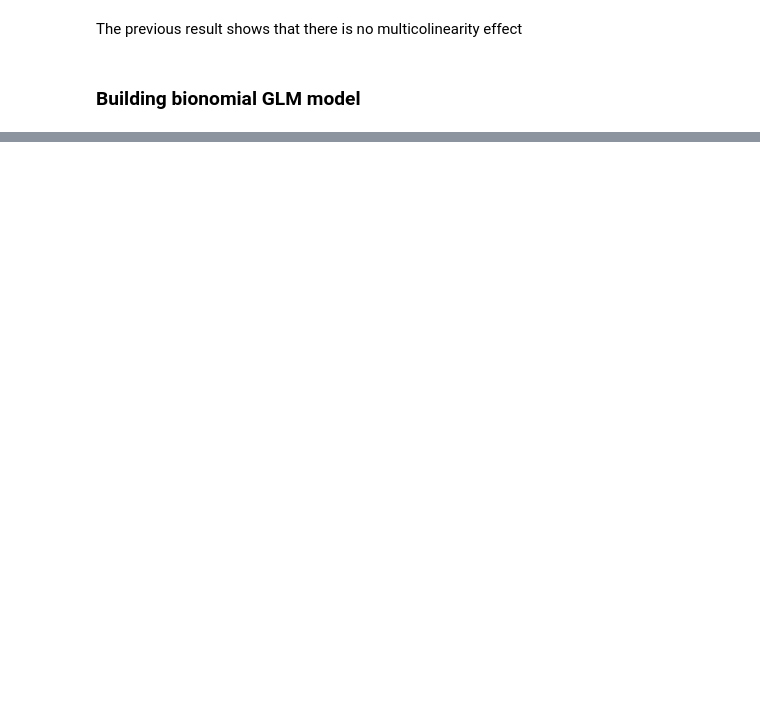
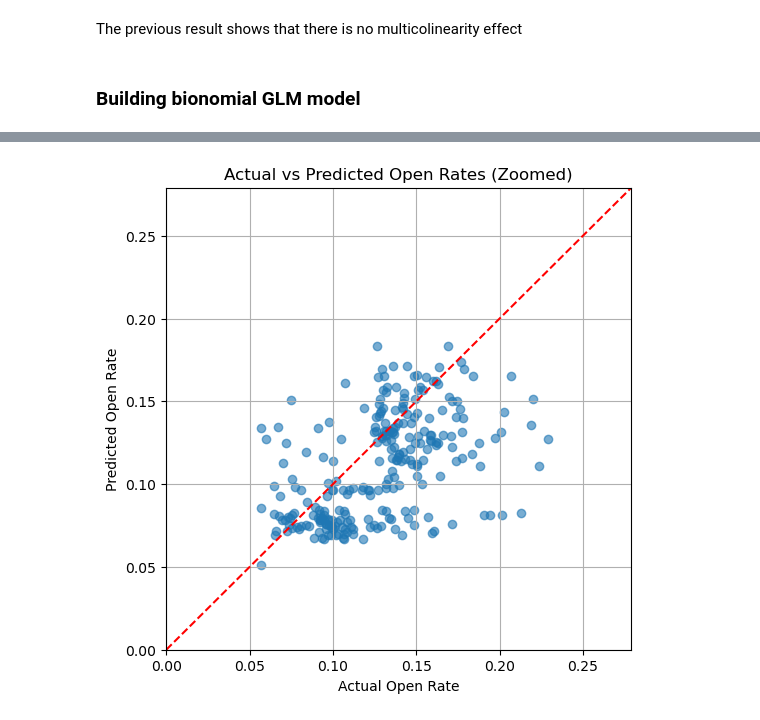
Before and after one commit to ahmad-elgantiry/Emails-Subject-line-Analysis-to-improve-OR-and-CTR, a Jupyter notebook: OR_predictions_model.ipynb, the cells around one changed output, grey strips where cells are left out. Saved outputs shown, nothing was run; the diff lists cells and outputs as text; code cells hidden in the pictures; blank space fills up the shorter version.

```diff
--- a/OR_predictions_model.ipynb
+++ b/OR_predictions_model.ipynb
@@ -565,0 +345,8 @@ Index(['Sent date', 'DD', 'Category name', 'Main vs REM', 'Sendings',
+# %%
+glm_binom = sm.GLM(
+    y_train,                      # endog: two columns [successes, failures]
+    X_train_const,
+    family=sm.families.Binomial()
+)
+result = glm_binom.fit()
+print(result.summary())
@@ -565,0 +371,14 @@ Index(['Sent date', 'DD', 'Category name', 'Main vs REM', 'Sendings',
+# %%
+# --- 6. predict probabilities on test set ---
+# result.predict returns predicted probability of success (open rate)
+test_df = test_df.reset_index(drop=True)  # keep row alignment
+test_df['pred_open_rate'] = result.predict(X_test_const)
+# %%
+# predicted opens (optional)
+test_df['pred_opens'] = (test_df['pred_open_rate'] * test_df['Sendings']).round().astype(int)
+# %%
+# --- 8. evaluation (use proportions for comparability) ---
+# drop any rows with missing actual/predicted (should be none)
+eval_df = test_df.dropna(subset=['OR', 'pred_open_rate']).copy()
+y_true = eval_df['OR']
+y_pred = eval_df['pred_open_rate']
@@ -565,0 +411,16 @@ Index(['Sent date', 'DD', 'Category name', 'Main vs REM', 'Sendings',
+# %%
+# --- 9. plots (zoomed because your data < 0.5 mostly) ---
+plt.figure(figsize=(6,6))
+plt.scatter(y_true, y_pred, alpha=0.6)
+max_val = max(y_true.max(), y_pred.max())
+upper_limit = min(0.6, float(round(max_val + 0.05, 3)))
+plt.plot([0, upper_limit], [0, upper_limit], 'r--')
+plt.xlim(0, upper_limit)
+plt.ylim(0, upper_limit)
+plt.xlabel('Actual Open Rate')
+plt.ylabel('Predicted Open Rate')
+plt.title('Actual vs Predicted Open Rates (Zoomed)')
+plt.grid(True)
+plt.show()
+# %% [output]
+[figure, added]
```
Also changed, not shown: parts of 60 cells of this notebook, 1 other file.
